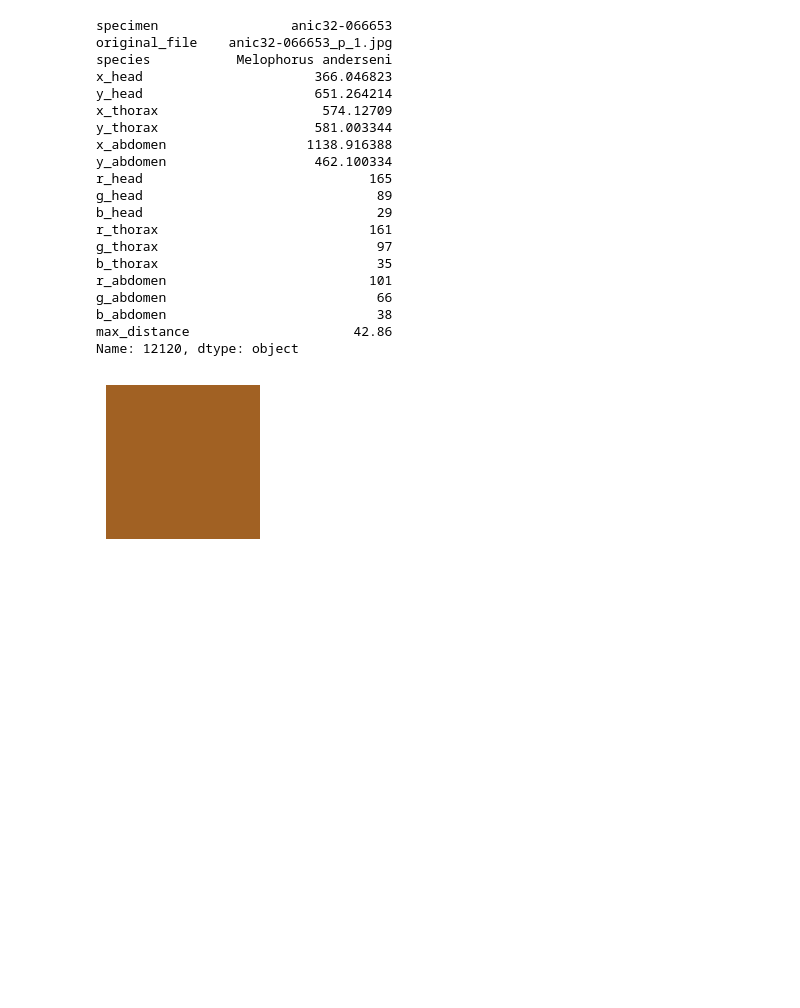
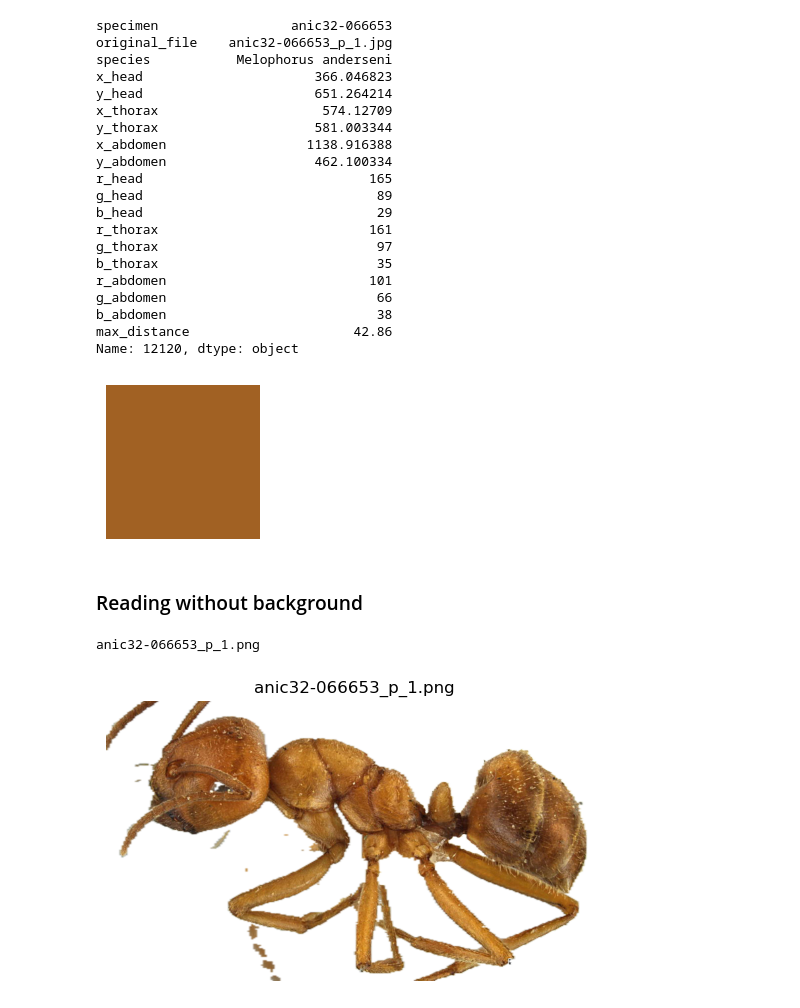
Before and after one commit to CS-433/ml-project-2-kalamariunionen, a Jupyter notebook: exploring_ants.ipynb, the cells around one changed output. Cells and saved outputs as stored; diff of their text form; code cells hidden in the pictures; blank space fills up the shorter version.

Commit message:
Ant and data without background

```diff
--- a/exploring_ants.ipynb
+++ b/exploring_ants.ipynb
@@ -157,3 +156,34 @@ plt.axis('off')
 plt.show()
 # %% [output]
 [figure]
+# %% [markdown]
+### Reading without background
+# %%
+folder_path_ants = '/Volumes/T7 Shield/AntProject/without_background'
+ant_file_names = read_image_file_names(folder_path_ants)
+# %%
+#Looking at 100 images
+first_100_images_ant = ant_file_names[0:100]
+
+# Reading in the 100 images
+images_ant = []
+for image_file in first_100_images_ant:
+    image_path = os.path.join(folder_path_ants, image_file)
+
+    if image_file.startswith('._'):
+        continue
+    try:
+        img = imread(image_path)
+        images_ant.append(img)
+    except Exception as e:
+        print(f"Error reading {image_file}: {e}")
+# %%
+index = 36
+print(ant_file_names[index])
+plt.imshow(images_ant[index])
+plt.axis('off')  # Optional: turn off the axis for a cleaner look
+plt.title(ant_file_names[index])
+plt.show()
+# %% [output]
+anic32-066653_p_1.png
+[figure, added]
```
Also changed, not shown: parts of 2 cells of this notebook, 1 other file.
